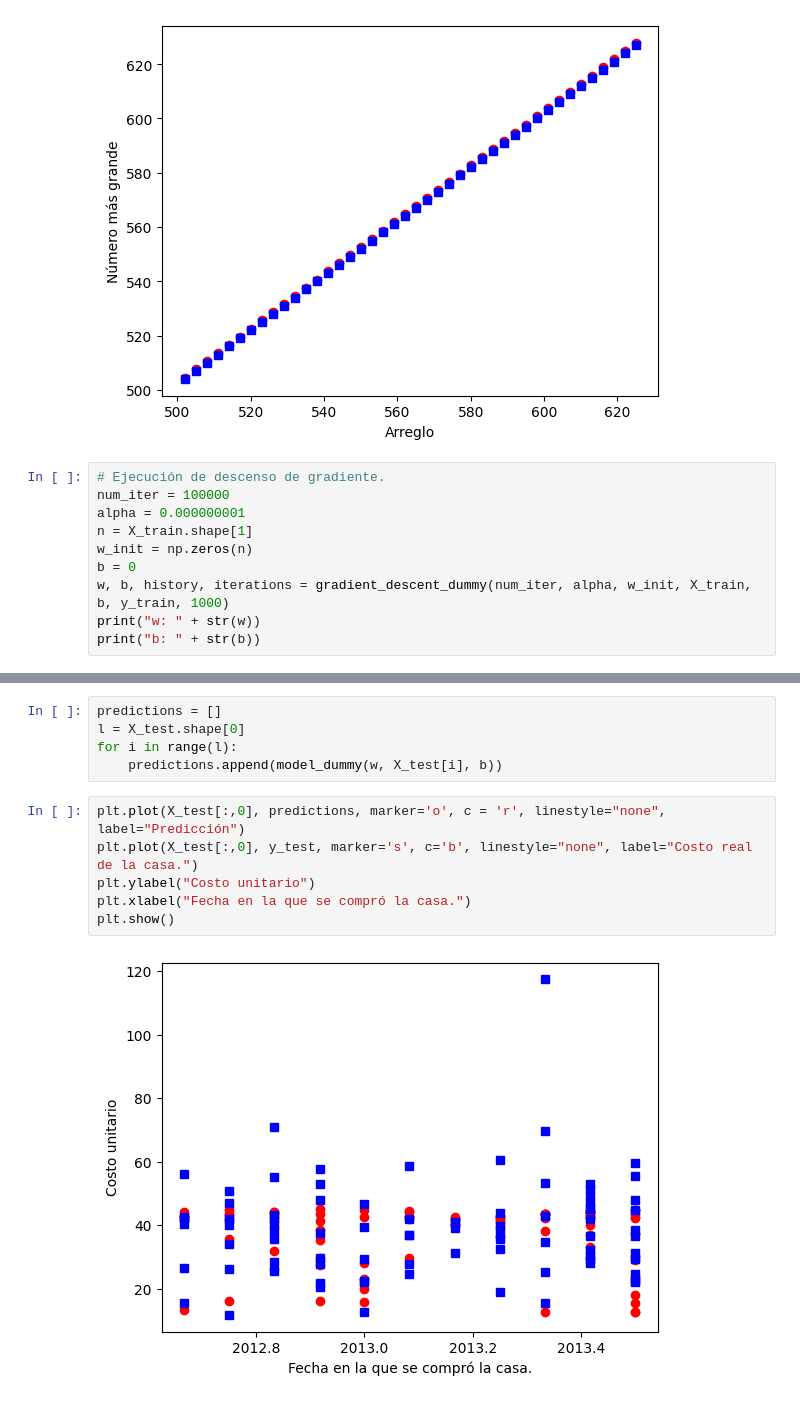
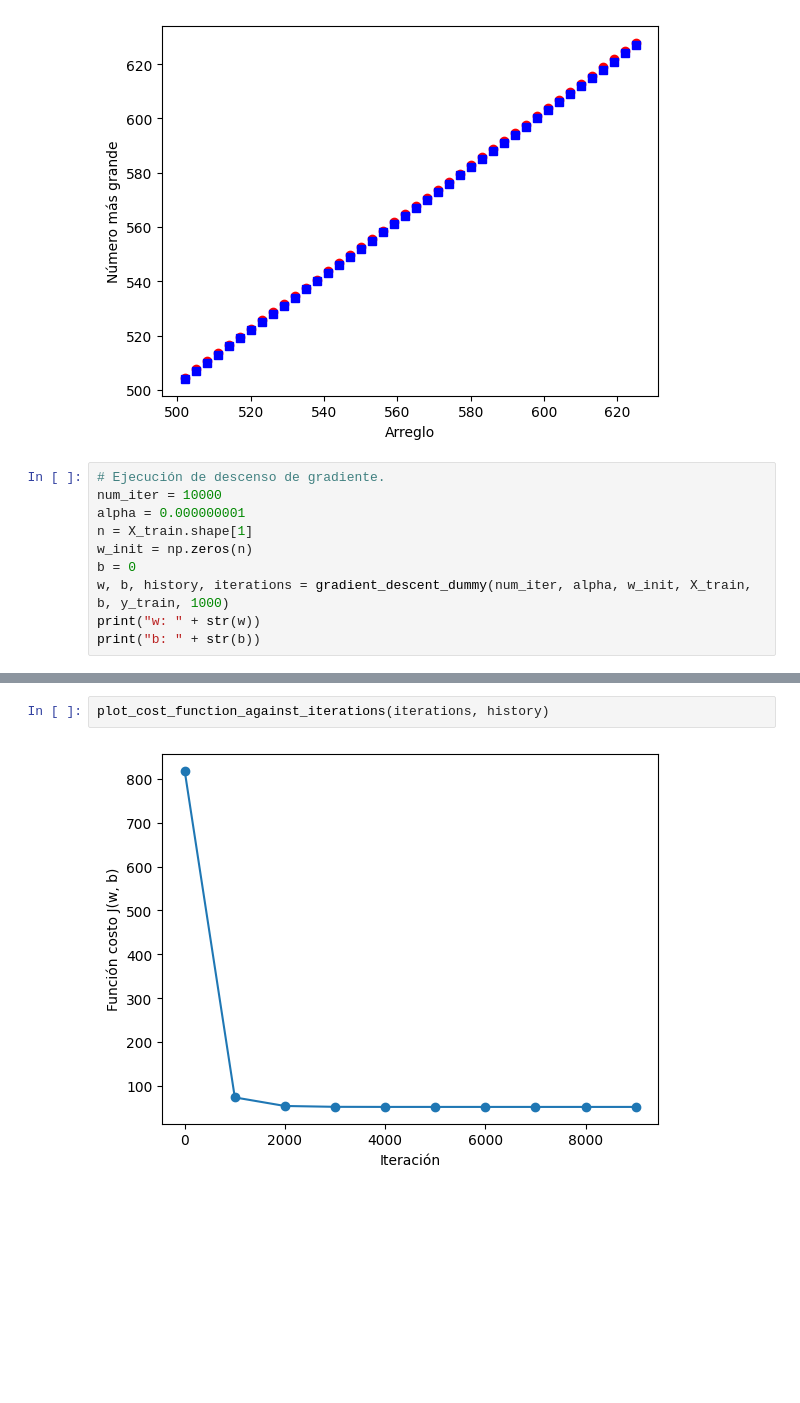
Before and after one commit to faustodavidhernandezjasso/inteligencia-artificial, a Jupyter notebook: codigos/machine_learning/linear_regression.ipynb, the cells around one changed output, grey strips where cells are left out. Saved outputs shown, nothing was run; the diff lists cells and outputs as text; blank space fills up the shorter version.

```diff
--- a/codigos/machine_learning/linear_regression.ipynb
+++ b/codigos/machine_learning/linear_regression.ipynb
@@ -428,7 +428,7 @@ plot_predictions_against_actual_value(X_example_test, y_example_test,
 [figure]
 # %%
 # Ejecución de descenso de gradiente.
-num_iter = 100000
+num_iter = 10000
 alpha = 0.000000001
 n = X_train.shape[1]
 w_init = np.zeros(n)
@@ -449,13 +443,4 @@ print(history)
-# %%
-predictions = []
-l = X_test.shape[0]
-for i in range(l):
-    predictions.append(model_dummy(w, X_test[i], b))
-# %%
-plt.plot(X_test[:,0], predictions, marker='o', c = 'r', linestyle="none", label="Predicción")
-plt.plot(X_test[:,0], y_test, marker='s', c='b', linestyle="none", label="Costo real de la casa.")
-plt.ylabel("Costo unitario")
-plt.xlabel("Fecha en la que se compró la casa.")
-plt.show()
-# %% [output]
-[figure, removed]
+# %%
+plot_cost_function_against_iterations(iterations, history)
+# %% [output]
+[figure, added]
```
Also changed, not shown: parts of 3 cells of this notebook.
